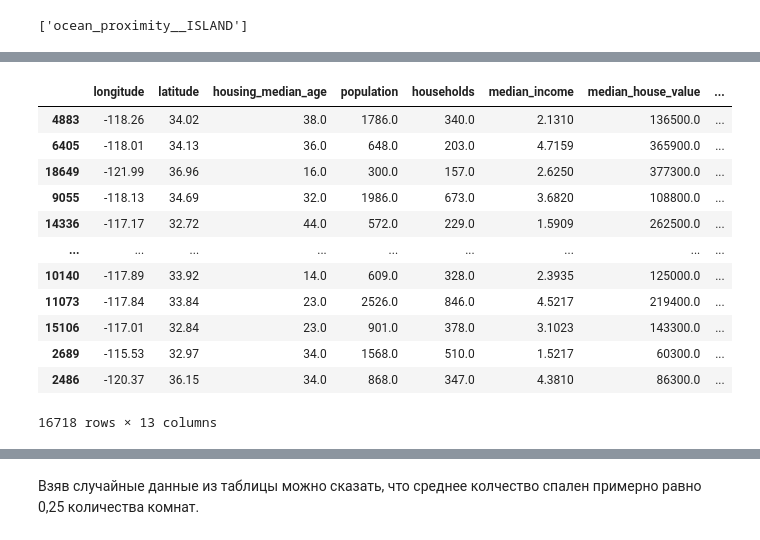
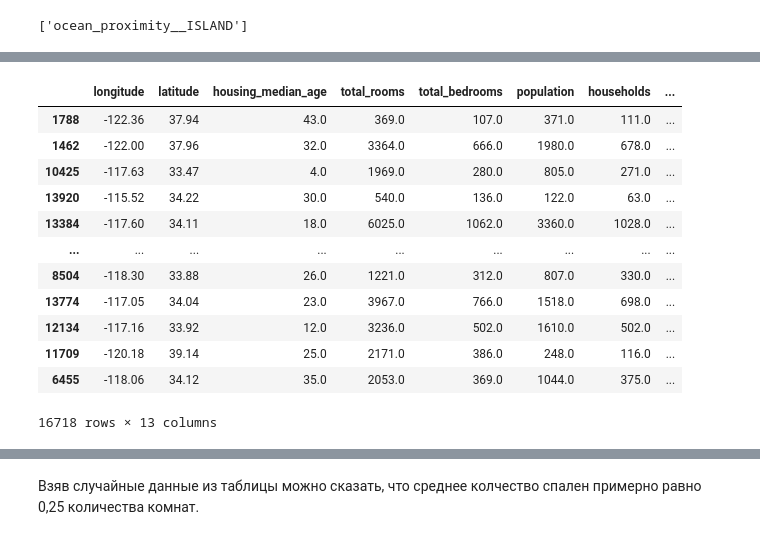
Before and after one commit to ileods/Labs, a Jupyter notebook: Лаба2/Часть 1.ipynb, the cells around one changed output, grey strips where cells are left out. Cells and saved outputs as stored; diff of their text form; code cells hidden in the pictures.

```diff
--- a/Лаба2/Часть 1.ipynb
+++ b/Лаба2/Часть 1.ipynb
@@ -61,0 +28,3 @@ housing_train_dummies
+# %%
+DUMMY_SEP = '__'
+housing_df_dummies = pd.get_dummies(housing_df, prefix_sep=DUMMY_SEP, columns=['ocean_proximity'])
@@ -87 +75,17 @@ housing_train_dummies
+# %%
+housing_train
+# %% [output]
+|  | longitude | latitude | housing_median_age | total_rooms | total_bedrooms | population | households | ... |
+| 1788 | -122.36 | 37.94 | 43.0 | 369.0 | 107.0 | 371.0 | 111.0 | ... |
+| 1462 | -122.00 | 37.96 | 32.0 | 3364.0 | 666.0 | 1980.0 | 678.0 | ... |
+| 10425 | -117.63 | 33.47 | 4.0 | 1969.0 | 280.0 | 805.0 | 271.0 | ... |
+| 13920 | -115.52 | 34.22 | 30.0 | 540.0 | 136.0 | 122.0 | 63.0 | ... |
+| 13384 | -117.60 | 34.11 | 18.0 | 6025.0 | 1062.0 | 3360.0 | 1028.0 | ... |
+| ... | ... | ... | ... | ... | ... | ... | ... | ... |
+| 8504 | -118.30 | 33.88 | 26.0 | 1221.0 | 312.0 | 807.0 | 330.0 | ... |
+| 13774 | -117.05 | 34.04 | 23.0 | 3967.0 | 766.0 | 1518.0 | 698.0 | ... |
+| 12134 | -117.16 | 33.92 | 12.0 | 3236.0 | 502.0 | 1610.0 | 502.0 | ... |
+| 11709 | -120.18 | 39.14 | 25.0 | 2171.0 | 386.0 | 248.0 | 116.0 | ... |
+| 6455 | -118.06 | 34.12 | 35.0 | 2053.0 | 369.0 | 1044.0 | 375.0 | ... |
+16718 rows × 13 columns
 # %%
@@ -91,16 +94,0 @@ housing_train_dummies = housing_train_dummies.drop(['total_rooms','total_bedroom
-# %%
-housing_train_dummies
-# %% [output]
-|  | longitude | latitude | housing_median_age | population | households | median_income | median_house_value | ... |
-| 4883 | -118.26 | 34.02 | 38.0 | 1786.0 | 340.0 | 2.1310 | 136500.0 | ... |
-| 6405 | -118.01 | 34.13 | 36.0 | 648.0 | 203.0 | 4.7159 | 365900.0 | ... |
-| 18649 | -121.99 | 36.96 | 16.0 | 300.0 | 157.0 | 2.6250 | 377300.0 | ... |
-| 9055 | -118.13 | 34.69 | 32.0 | 1986.0 | 673.0 | 3.6820 | 108800.0 | ... |
-| 14336 | -117.17 | 32.72 | 44.0 | 572.0 | 229.0 | 1.5909 | 262500.0 | ... |
-| ... | ... | ... | ... | ... | ... | ... | ... | ... |
-| 10140 | -117.89 | 33.92 | 14.0 | 609.0 | 328.0 | 2.3935 | 125000.0 | ... |
-| 11073 | -117.84 | 33.84 | 23.0 | 2526.0 | 846.0 | 4.5217 | 219400.0 | ... |
-| 15106 | -117.01 | 32.84 | 23.0 | 901.0 | 378.0 | 3.1023 | 143300.0 | ... |
-| 2689 | -115.53 | 32.97 | 34.0 | 1568.0 | 510.0 | 1.5217 | 60300.0 | ... |
-| 2486 | -120.37 | 36.15 | 34.0 | 868.0 | 347.0 | 4.3810 | 86300.0 | ... |
-16718 rows × 13 columns
```
Also changed, not shown: parts of 27 cells of this notebook.
